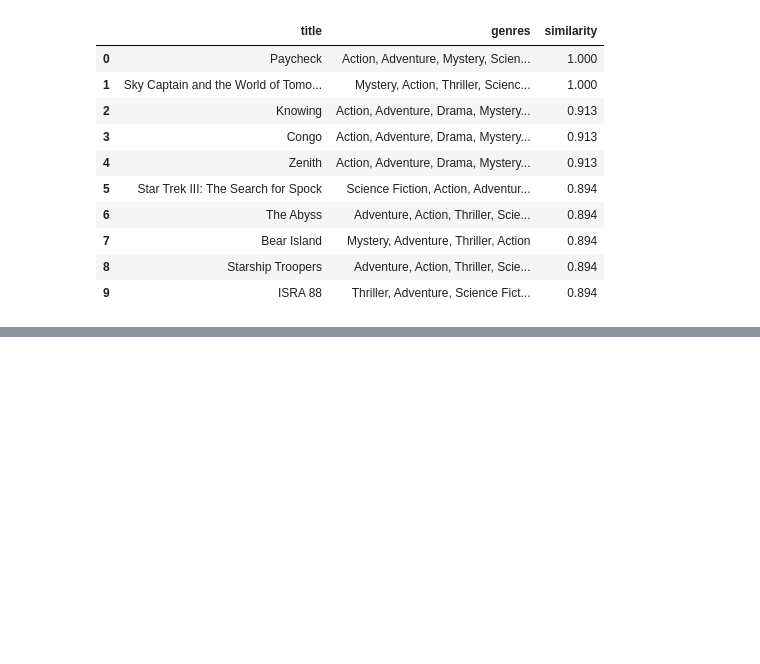
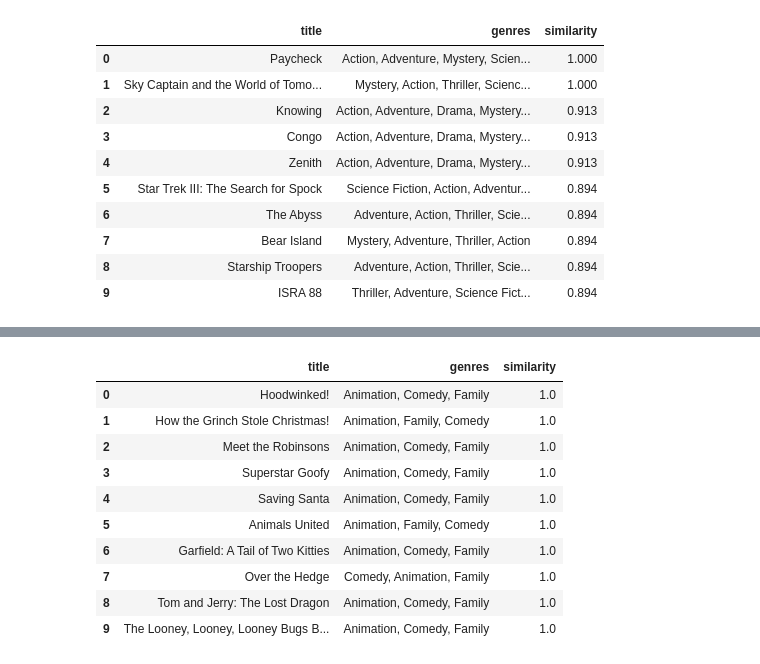
Before and after one commit to TalCordova/RS_Coller_TAU_26B, a Jupyter notebook: notebook4_content_based_solutions.ipynb, the cells around one changed output, grey strips where cells are left out. Cells and saved outputs as stored; diff of their text form; code cells hidden in the pictures; blank space fills up the shorter version.

```diff
--- a/notebook4_content_based_solutions.ipynb
+++ b/notebook4_content_based_solutions.ipynb
@@ -241,0 +201,15 @@ This happens constantly here because the signal is so coarse: there are only ~20
+# %%
+# BEFORE — genres only: a wall of 1.0s
+content_recommendations('Toy Story', k=10)
+# %% [output]
+|  | title | genres | similarity |
+| 0 | Hoodwinked! | Animation, Comedy, Family | 1.0 |
+| 1 | How the Grinch Stole Christmas! | Animation, Family, Comedy | 1.0 |
+| 2 | Meet the Robinsons | Animation, Comedy, Family | 1.0 |
+| 3 | Superstar Goofy | Animation, Comedy, Family | 1.0 |
+| 4 | Saving Santa | Animation, Comedy, Family | 1.0 |
+| 5 | Animals United | Animation, Family, Comedy | 1.0 |
+| 6 | Garfield: A Tail of Two Kitties | Animation, Comedy, Family | 1.0 |
+| 7 | Over the Hedge | Comedy, Animation, Family | 1.0 |
+| 8 | Tom and Jerry: The Lost Dragon | Animation, Comedy, Family | 1.0 |
+| 9 | The Looney, Looney, Looney Bugs B... | Animation, Comedy, Family | 1.0 |
```
Also changed, not shown: parts of 9 cells of this notebook, 2 other files.
